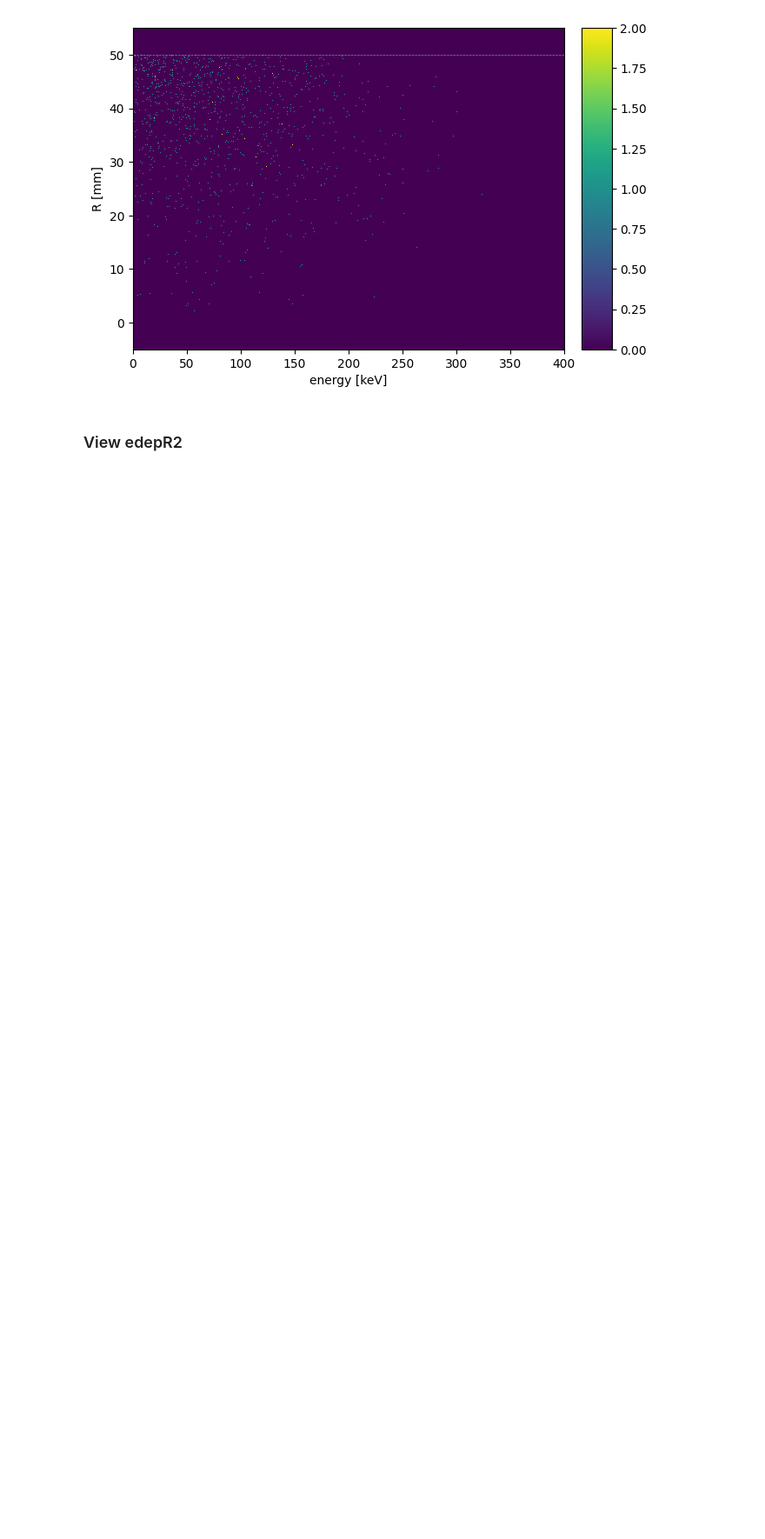
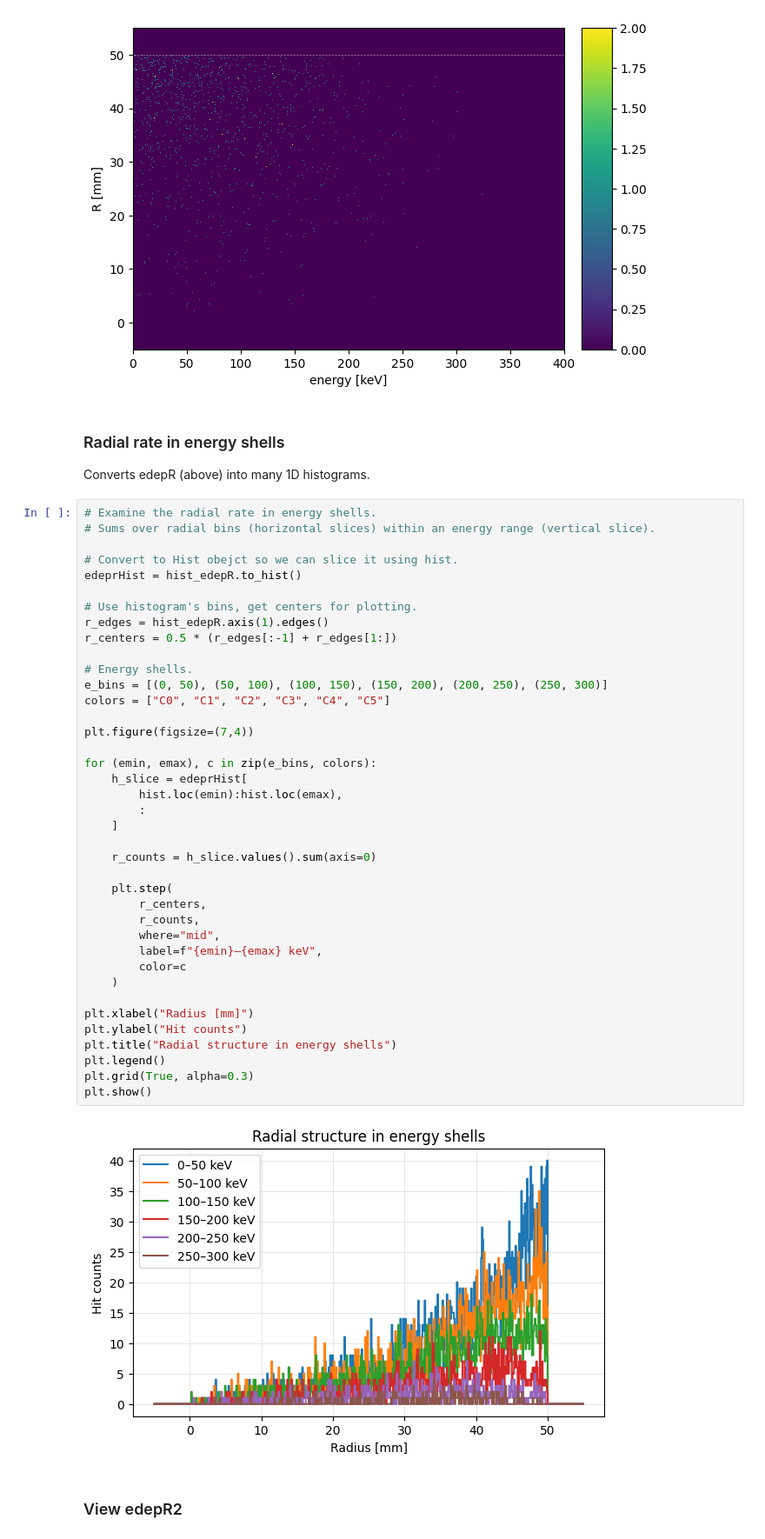
Before and after one commit to ncail/sourcesim-analysis, a Jupyter notebook: particlehits_radial_dependence.ipynb, the cells around one changed output. Shown at 87% size. Saved outputs shown, nothing was run; the diff lists cells and outputs as text; blank space fills up the shorter version.

Commit message:
added radial rate in energy shells plots

```diff
--- a/particlehits_radial_dependence.ipynb
+++ b/particlehits_radial_dependence.ipynb
@@ -127,6 +125,50 @@ plt.axhline(
 plt.show()
 # %% [output]
 [figure]
+# %% [markdown]
+### Radial rate in energy shells
+Converts edepR (above) into many 1D histograms.
+# %%
+# Examine the radial rate in energy shells.
+# Sums over radial bins (horizontal slices) within an energy range (vertical slice).
+
+# Convert to Hist obejct so we can slice it using hist.
+edeprHist = hist_edepR.to_hist()
+
+# Use histogram's bins, get centers for plotting.
+r_edges = hist_edepR.axis(1).edges()
+r_centers = 0.5 * (r_edges[:-1] + r_edges[1:])
+
+# Energy shells.
+e_bins = [(0, 50), (50, 100), (100, 150), (150, 200), (200, 250), (250, 300)]
+colors = ["C0", "C1", "C2", "C3", "C4", "C5"]
+
+plt.figure(figsize=(7,4))
+
+for (emin, emax), c in zip(e_bins, colors):
+    h_slice = edeprHist[
+        hist.loc(emin):hist.loc(emax),
+        :
+    ]
+
+    r_counts = h_slice.values().sum(axis=0)
+
+    plt.step(
+        r_centers,
+        r_counts,
+        where="mid",
+        label=f"{emin}–{emax} keV",
+        color=c
+    )
+
+plt.xlabel("Radius [mm]")
+plt.ylabel("Hit counts")
+plt.title("Radial structure in energy shells")
+plt.legend()
+plt.grid(True, alpha=0.3)
+plt.show()
+# %% [output]
+[figure, added]
 # %% [markdown]
 ### View edepR2
 # %%
```
Also changed, not shown: parts of 11 cells of this notebook.
